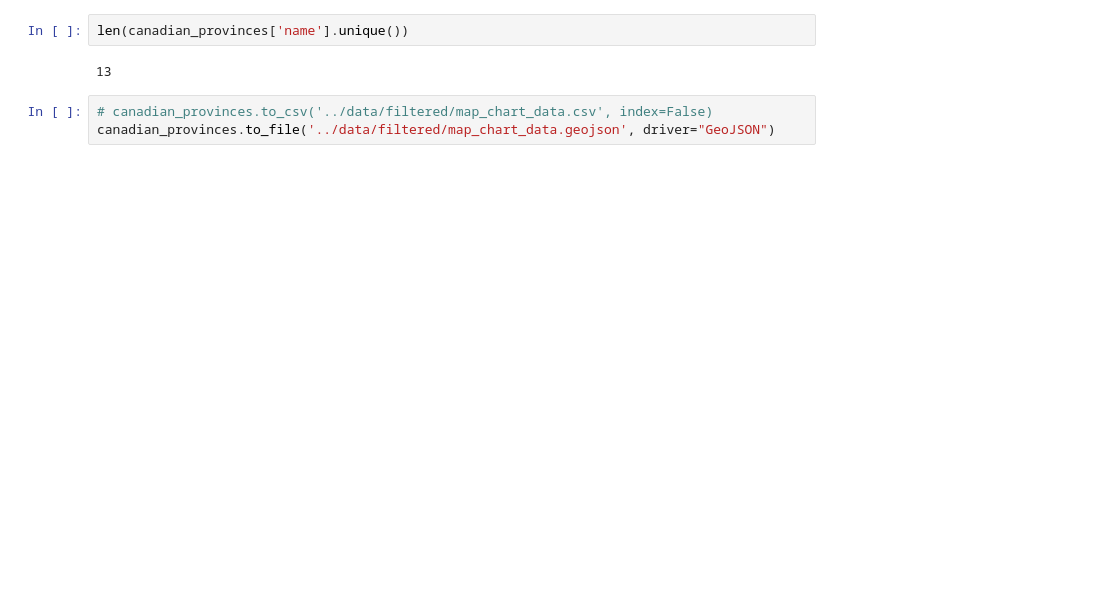
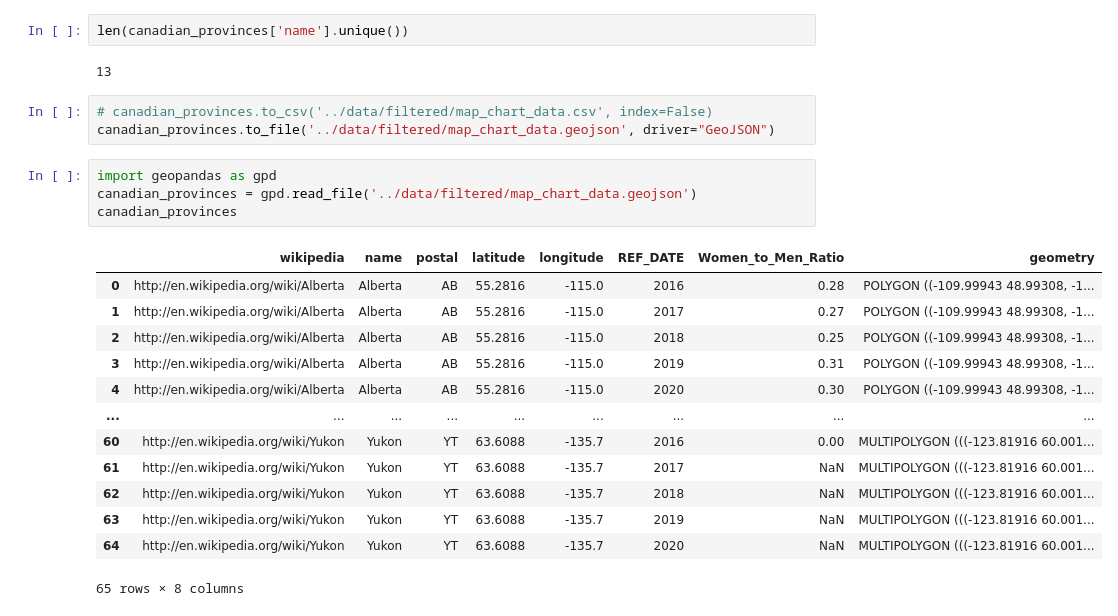
Before and after one commit to karan-khubdikar/DSCI-532_2024_13_Juno, a Jupyter notebook: notebooks/practice_code_chart.ipynb, the cells around one changed output. Cells and saved outputs as stored; diff of their text form; blank space fills up the shorter version.

```diff
--- a/notebooks/practice_code_chart.ipynb
+++ b/notebooks/practice_code_chart.ipynb
@@ -94,4 +167,22 @@ len(canadian_provinces['name'].unique())
 # %%
 # canadian_provinces.to_csv('../data/filtered/map_chart_data.csv', index=False)
 canadian_provinces.to_file('../data/filtered/map_chart_data.geojson', driver="GeoJSON")
+# %%
+import geopandas as gpd
+canadian_provinces = gpd.read_file('../data/filtered/map_chart_data.geojson')
+canadian_provinces
+# %% [output]
+|  | wikipedia | name | postal | latitude | longitude | REF_DATE | Women_to_Men_Ratio | geometry |
+| 0 | http://en.wikipedia.org/wiki/Alberta | Alberta | AB | 55.2816 | -115.0 | 2016 | 0.28 | POLYGON ((-109.99943 48.99308, -1... |
+| 1 | http://en.wikipedia.org/wiki/Alberta | Alberta | AB | 55.2816 | -115.0 | 2017 | 0.27 | POLYGON ((-109.99943 48.99308, -1... |
+| 2 | http://en.wikipedia.org/wiki/Alberta | Alberta | AB | 55.2816 | -115.0 | 2018 | 0.25 | POLYGON ((-109.99943 48.99308, -1... |
+| 3 | http://en.wikipedia.org/wiki/Alberta | Alberta | AB | 55.2816 | -115.0 | 2019 | 0.31 | POLYGON ((-109.99943 48.99308, -1... |
+| 4 | http://en.wikipedia.org/wiki/Alberta | Alberta | AB | 55.2816 | -115.0 | 2020 | 0.30 | POLYGON ((-109.99943 48.99308, -1... |
+| ... | ... | ... | ... | ... | ... | ... | ... | ... |
+| 60 | http://en.wikipedia.org/wiki/Yukon | Yukon | YT | 63.6088 | -135.7 | 2016 | 0.00 | MULTIPOLYGON (((-123.81916 60.001... |
+| 61 | http://en.wikipedia.org/wiki/Yukon | Yukon | YT | 63.6088 | -135.7 | 2017 | NaN | MULTIPOLYGON (((-123.81916 60.001... |
+| 62 | http://en.wikipedia.org/wiki/Yukon | Yukon | YT | 63.6088 | -135.7 | 2018 | NaN | MULTIPOLYGON (((-123.81916 60.001... |
+| 63 | http://en.wikipedia.org/wiki/Yukon | Yukon | YT | 63.6088 | -135.7 | 2019 | NaN | MULTIPOLYGON (((-123.81916 60.001... |
+| 64 | http://en.wikipedia.org/wiki/Yukon | Yukon | YT | 63.6088 | -135.7 | 2020 | NaN | MULTIPOLYGON (((-123.81916 60.001... |
+65 rows × 8 columns
 # %%
```
Also changed, not shown: parts of 9 cells of this notebook, 4 other files.
